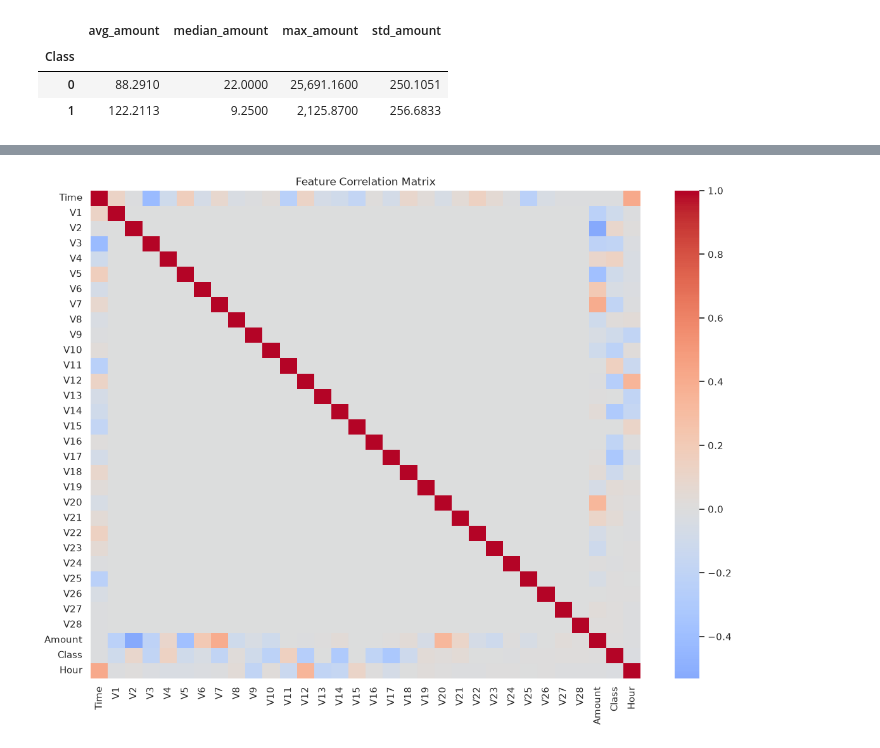
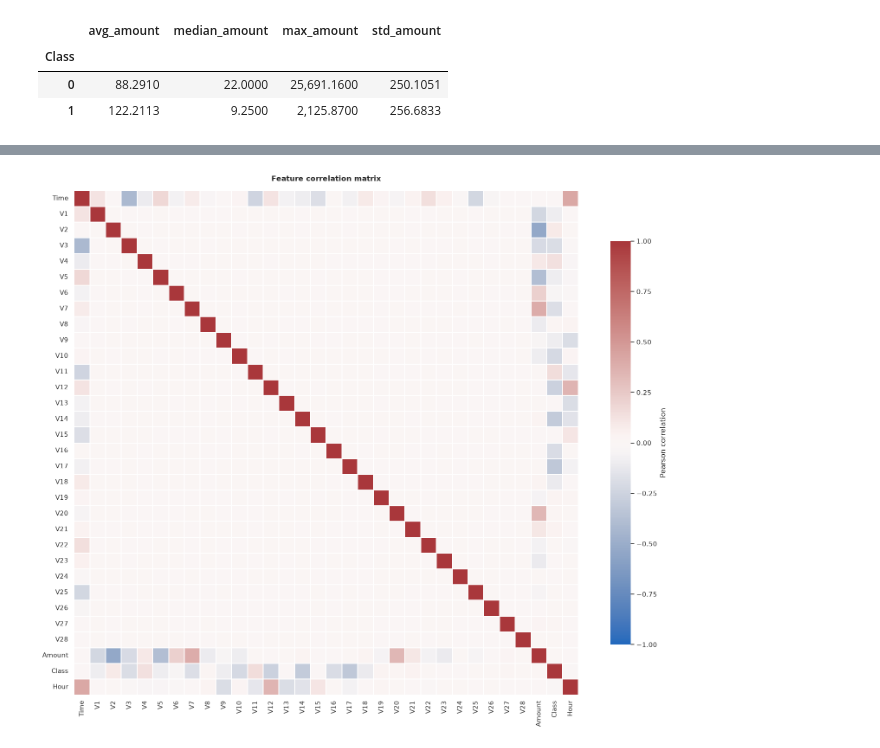
Before and after one commit to to-bits/BehaviorGuard-Customer-Behavioral-Profiling-for-Credit-Card-Fraud-Detection, a Jupyter notebook: BehaviorGuard — Customer Behavioral Profiling for Credit Card Fraud Detection/notebooks/01_data_understanding.ipynb, the cells around one changed output, grey strips where cells are left out. Drawn from its saved outputs; the diff is of its cells as text; code cells hidden in the pictures.

```diff
--- a/BehaviorGuard — Customer Behavioral Profiling for Credit Card Fraud Detection/notebooks/01_data_understanding.ipynb
+++ b/BehaviorGuard — Customer Behavioral Profiling for Credit Card Fraud Detection/notebooks/01_data_understanding.ipynb
@@ -6,3 +12,7 @@ import matplotlib.pyplot as plt
 import seaborn as sns
 
 pd.set_option("display.max_columns", None)
+
+sns.set_theme(style="whitegrid", context="notebook")
+CLASS_LABELS = {0: "Legitimate", 1: "Fraud"}
+CLASS_PALETTE = {"Legitimate": "#4C78A8", "Fraud": "#E45756"}
@@ -199,15 +240,21 @@ df.groupby("Class").agg(
 # %%
-plt.figure(figsize=(14, 10))
+plt.figure(figsize=(16, 13))
 
 corr = df.corr(numeric_only=True)
 
 sns.heatmap(
     corr,
-    cmap="coolwarm",
-    center=0
+    cmap="vlag",
+    center=0,
+    vmin=-1,
+    vmax=1,
+    square=True,
+    linewidths=0.25,
+    cbar_kws={"label": "Pearson correlation", "shrink": 0.8}
 )
 
-plt.title("Feature Correlation Matrix")
+plt.title("Feature correlation matrix", pad=16, weight="bold")
+plt.tight_layout()
 plt.show()
 # %% [output]
-[figure, old version]
+[figure, new version]
```
Also changed, not shown: parts of 13 cells of this notebook.
